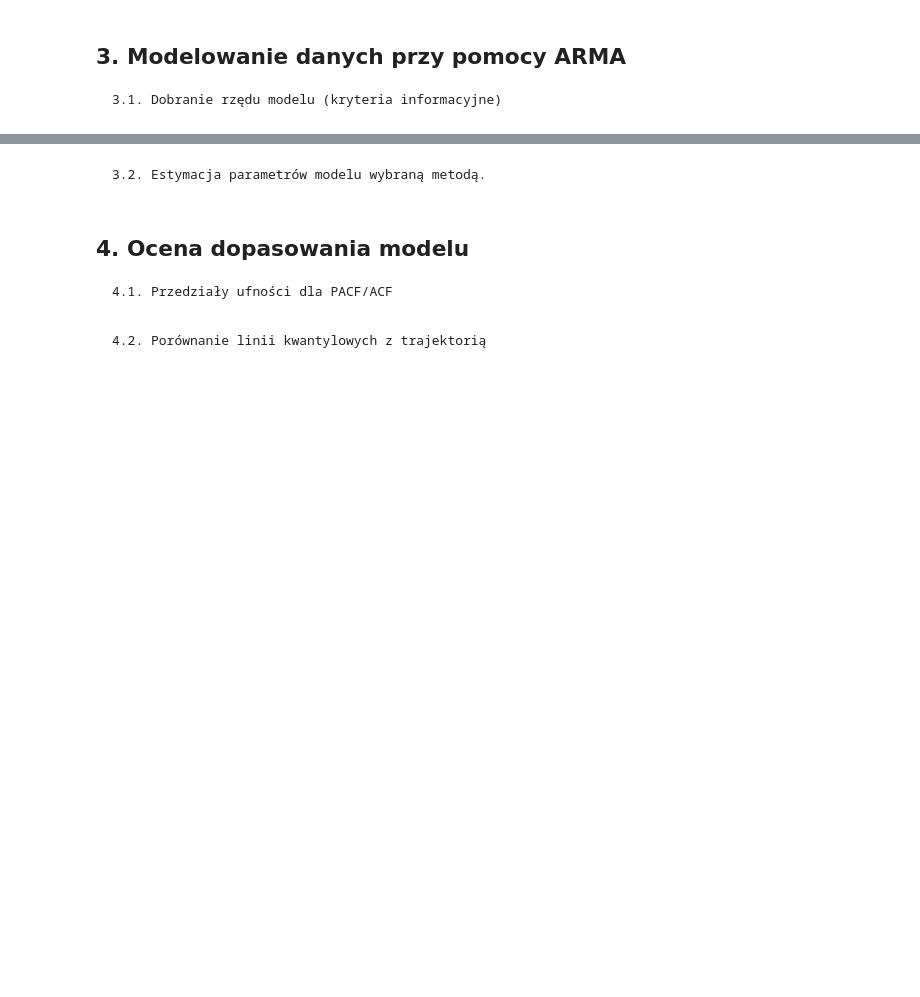
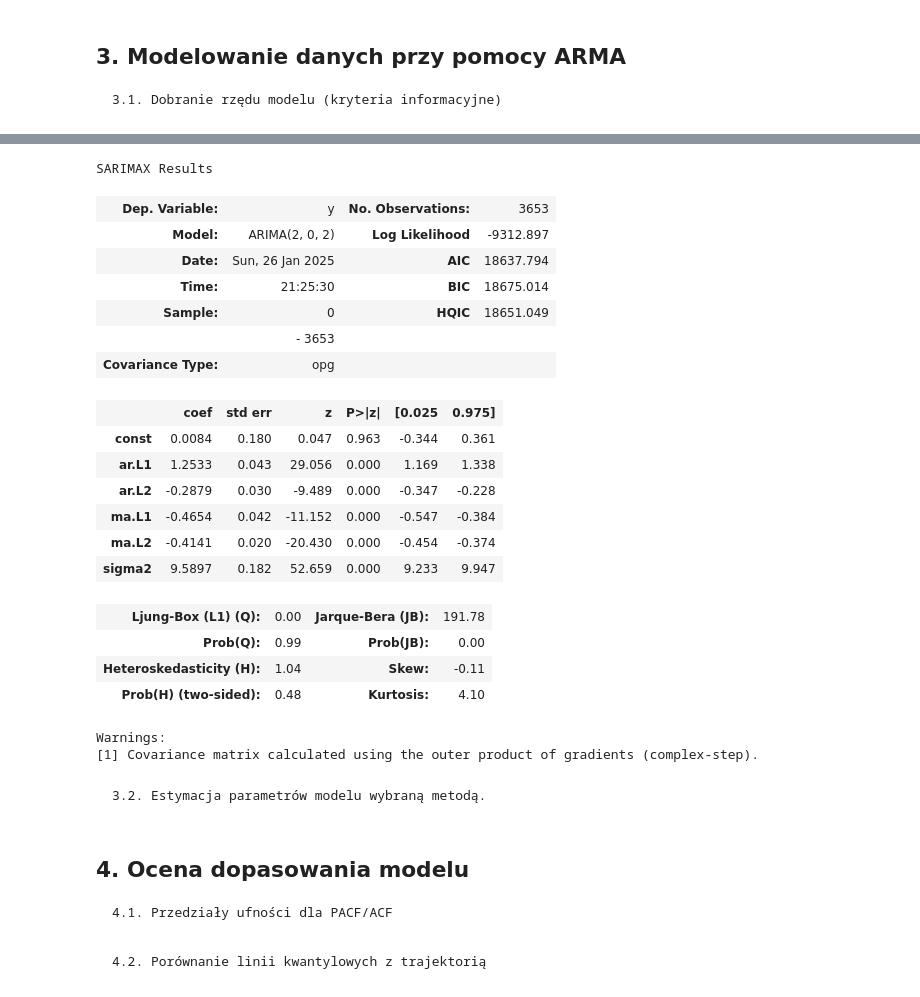
Before and after one commit to MagdalenaSudol/Model_ARMA, a Jupyter notebook: raport_boston.ipynb, the cells around one changed output, grey strips where cells are left out. Saved outputs shown, nothing was run; the diff lists cells and outputs as text; code cells hidden in the pictures; blank space fills up the shorter version.

Commit message:
Dodanie krótkiej analizy modelu z dopasowanymi p i q

```diff
--- a/raport_boston.ipynb
+++ b/raport_boston.ipynb
@@ -414,3 +422,32 @@ df.sort_values(by='HQIC').head()
+# %%
+# krótka analiza dla wybranego modelu
+p = 2
+q = 2
+
+fitted_model = ARIMA(Yt, order=(p, 0, q)).fit()
+fitted_model.summary()
+# %% [output]
+SARIMAX Results
+| Dep. Variable: | y | No. Observations: | 3653 |
+| Model: | ARIMA(2, 0, 2) | Log Likelihood | -9312.897 |
+| Date: | Sun, 26 Jan 2025 | AIC | 18637.794 |
+| Time: | 21:25:30 | BIC | 18675.014 |
+| Sample: | 0 | HQIC | 18651.049 |
+|  | - 3653 |  |  |
+| Covariance Type: | opg |  |  |
+|  | coef | std err | z | P>|z| | [0.025 | 0.975] |
+| const | 0.0084 | 0.180 | 0.047 | 0.963 | -0.344 | 0.361 |
+| ar.L1 | 1.2533 | 0.043 | 29.056 | 0.000 | 1.169 | 1.338 |
+| ar.L2 | -0.2879 | 0.030 | -9.489 | 0.000 | -0.347 | -0.228 |
+| ma.L1 | -0.4654 | 0.042 | -11.152 | 0.000 | -0.547 | -0.384 |
+| ma.L2 | -0.4141 | 0.020 | -20.430 | 0.000 | -0.454 | -0.374 |
+| sigma2 | 9.5897 | 0.182 | 52.659 | 0.000 | 9.233 | 9.947 |
+| Ljung-Box (L1) (Q): | 0.00 | Jarque-Bera (JB): | 191.78 |
+| Prob(Q): | 0.99 | Prob(JB): | 0.00 |
+| Heteroskedasticity (H): | 1.04 | Skew: | -0.11 |
+| Prob(H) (two-sided): | 0.48 | Kurtosis: | 4.10 |
+Warnings:
+[1] Covariance matrix calculated using the outer product of gradients (complex-step).
 # %% [markdown]
     3.2. Estymacja parametrów modelu wybraną metodą.
 # %% [markdown]
```
Also changed, not shown: parts of 8 cells of this notebook, 8 other files.
